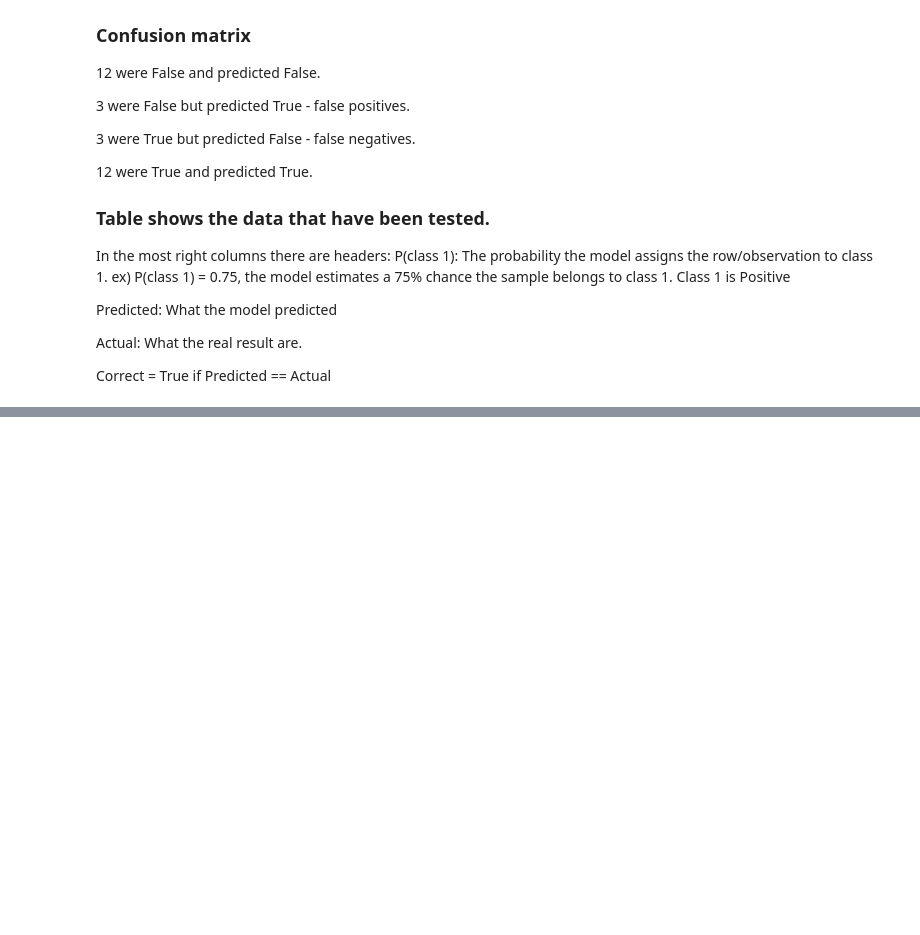
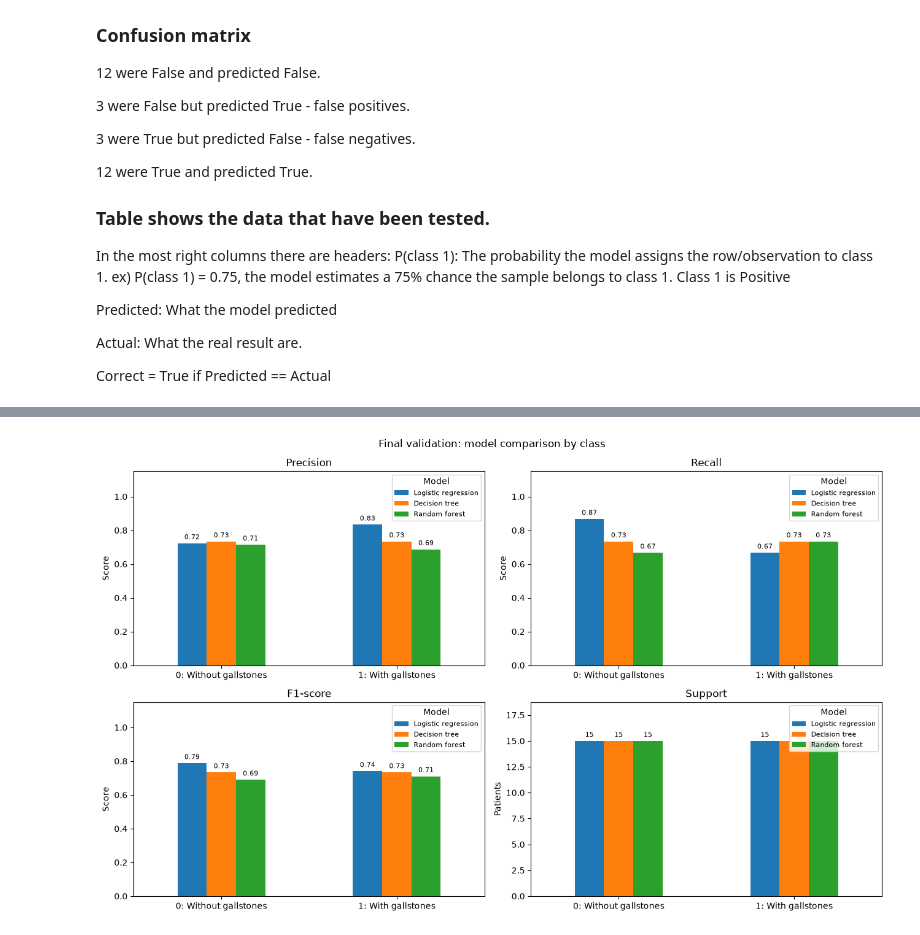
Before and after one commit to aaamainorg/dat540-group1, a Jupyter notebook: EML_gallstone.ipynb, the cells around one changed output, grey strips where cells are left out. Drawn from its saved outputs; the diff is of its cells as text; code cells hidden in the pictures; blank space fills up the shorter version.

```diff
--- a/EML_gallstone.ipynb
+++ b/EML_gallstone.ipynb
@@ -1392,6 +1363,7 @@ print(f"Final Validation accuracy: {validation_score_dt:.3f}")
 
 print("\nConfusion matrix:")
 y_pred_val = dt_tuned.predict(X_val)
+y_pred_val_dt = y_pred_val.copy()
 print(confusion_matrix(y_val, y_pred_val))
 
 print("\nClassification report:")
@@ -1874,0 +1830,91 @@ plt.show()
+# %%
+import pandas as pd
+import matplotlib.pyplot as plt
+from sklearn.metrics import classification_report
+
+y_true = validation_set_df[TARGET]
+
+predictions = {
+    "Logistic regression": y_pred_val_lr,
+    "Decision tree": y_pred_val_dt,
+    "Random forest": y_pred_val_rf,
+}
+
+class_names = {
+    "0": "0: Without gallstones",
+    "1": "1: With gallstones",
+}
+
+rows = []
+
+for model_name, y_pred in predictions.items():
+    report = classification_report(
+        y_true,
+        y_pred,
+        labels=[0, 1],
+        output_dict=True,
+        zero_division=0,
+    )
+
+    for label, class_name in class_names.items():
+        rows.append({
+            "Model": model_name,
+            "Class": class_name,
+            "Precision": report[label]["precision"],
+            "Recall": report[label]["recall"],
+            "F1-score": report[label]["f1-score"],
+            "Support": int(report[label]["support"]),
+        })
+
+comparison = pd.DataFrame(rows)
+
+fig, axes = plt.subplots(2, 2, figsize=(13, 8))
+
+for ax, metric in zip(
+    axes.flat,
+    ["Precision", "Recall", "F1-score", "Support"],
+):
+    chart_data = comparison.pivot(
+        index="Class",
+        columns="Model",
+        values=metric,
+    ).reindex(
+        index=list(class_names.values()),
+        columns=list(predictions),
+    )
+
+    chart_data.plot.bar(ax=ax, rot=0)
+
+    ax.set_title(metric)
+    ax.set_xlabel("")
+    ax.set_ylabel("Patients" if metric == "Support" else "Score")
+
+    if metric != "Support":
+        ax.set_ylim(0, 1.15)
+    else:
+        ax.set_ylim(0, chart_data.to_numpy().max() * 1.25)
+
+    for container in ax.containers:
+        ax.bar_label(
+            container,
+            fmt="%.0f" if metric == "Support" else "%.2f",
+            padding=3,
+            fontsize=8,
+        )
+
+    ax.legend(title="Model", fontsize=8, loc="upper right")
+
+fig.suptitle("Final validation: model comparison by class")
+plt.tight_layout()
+plt.show()
+
+display(
+    comparison.set_index(["Model", "Class"]).style.format({
+        "Precision": "{:.3f}",
+        "Recall": "{:.3f}",
+        "F1-score": "{:.3f}",
+        "Support": "{:.0f}",
+    })
+)
+# %% [output]
+[figure, added]
```
Also changed, not shown: parts of 9 cells of this notebook.
